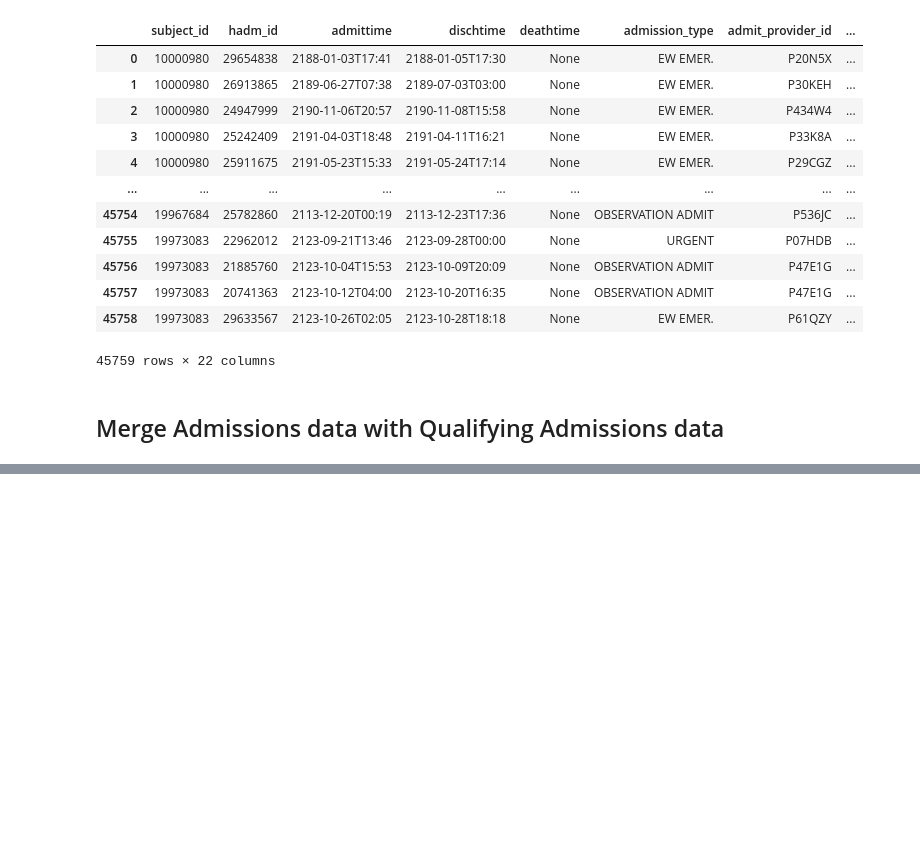
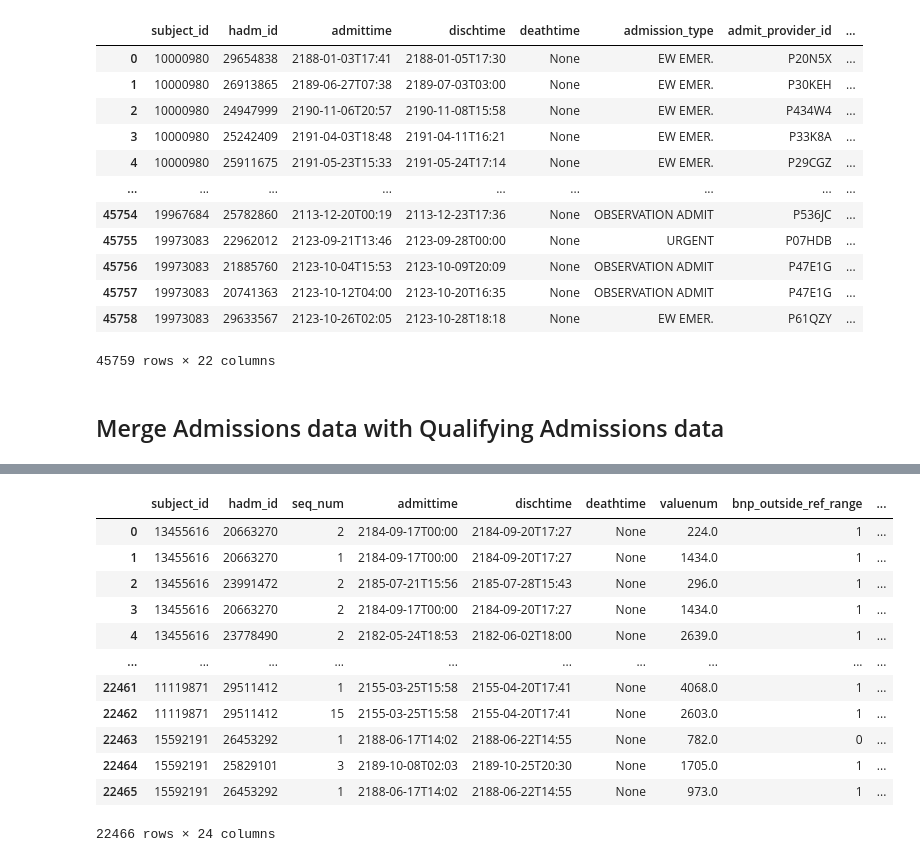
Before and after one commit to kevinmenear/mimic-iv-etl, a Jupyter notebook: notebooks/ml_readmission_risk.ipynb, the cells around one changed output, grey strips where cells are left out. Cells and saved outputs as stored; diff of their text form; code cells hidden in the pictures; blank space fills up the shorter version.

```diff
--- a/notebooks/ml_readmission_risk.ipynb
+++ b/notebooks/ml_readmission_risk.ipynb
@@ -327,0 +390,44 @@ only showing top 20 rows
+# %%
+processed_df = processed_df.withColumnRenamed('previous_hadm_id', 'n_prev_hosp_admissions')
+# %%
+features = ['subject_id',
+ 'hadm_id',
+ 'seq_num',
+ 'admittime',
+ 'dischtime',
+ 'deathtime',
+ 'valuenum',
+ 'bnp_outside_ref_range',
+ 'n_prev_hosp_admissions',
+ 'anchor_age',
+ 'gender_male',
+ 'race_white',
+ 'race_black',
+ 'race_hispanic_latino',
+ 'race_asian',
+ 'insurance_medicare',
+ 'insurance_medicaid',
+ 'marital_status_married',
+ 'marital_status_single',
+ 'marital_status_widowed',
+ 'marital_status_divorced',
+ 'admittime_within_30_days',
+ 'admittime_within_90_days',
+ 'admittime_within_180_days']
+# %%
+final_df = processed_df.select([col(f) for f in features])
+final_df.toPandas()
+# %% [output]
+|  | subject_id | hadm_id | seq_num | admittime | dischtime | deathtime | valuenum | bnp_outside_ref_range | ... |
+| 0 | 13455616 | 20663270 | 2 | 2184-09-17T00:00 | 2184-09-20T17:27 | None | 224.0 | 1 | ... |
+| 1 | 13455616 | 20663270 | 1 | 2184-09-17T00:00 | 2184-09-20T17:27 | None | 1434.0 | 1 | ... |
+| 2 | 13455616 | 23991472 | 2 | 2185-07-21T15:56 | 2185-07-28T15:43 | None | 296.0 | 1 | ... |
+| 3 | 13455616 | 20663270 | 2 | 2184-09-17T00:00 | 2184-09-20T17:27 | None | 1434.0 | 1 | ... |
+| 4 | 13455616 | 23778490 | 2 | 2182-05-24T18:53 | 2182-06-02T18:00 | None | 2639.0 | 1 | ... |
+| ... | ... | ... | ... | ... | ... | ... | ... | ... | ... |
+| 22461 | 11119871 | 29511412 | 1 | 2155-03-25T15:58 | 2155-04-20T17:41 | None | 4068.0 | 1 | ... |
+| 22462 | 11119871 | 29511412 | 15 | 2155-03-25T15:58 | 2155-04-20T17:41 | None | 2603.0 | 1 | ... |
+| 22463 | 15592191 | 26453292 | 1 | 2188-06-17T14:02 | 2188-06-22T14:55 | None | 782.0 | 0 | ... |
+| 22464 | 15592191 | 25829101 | 3 | 2189-10-08T02:03 | 2189-10-25T20:30 | None | 1705.0 | 1 | ... |
+| 22465 | 15592191 | 26453292 | 1 | 2188-06-17T14:02 | 2188-06-22T14:55 | None | 973.0 | 1 | ... |
+22466 rows × 24 columns
```
Also changed, not shown: parts of 34 cells of this notebook, 1 other file.
